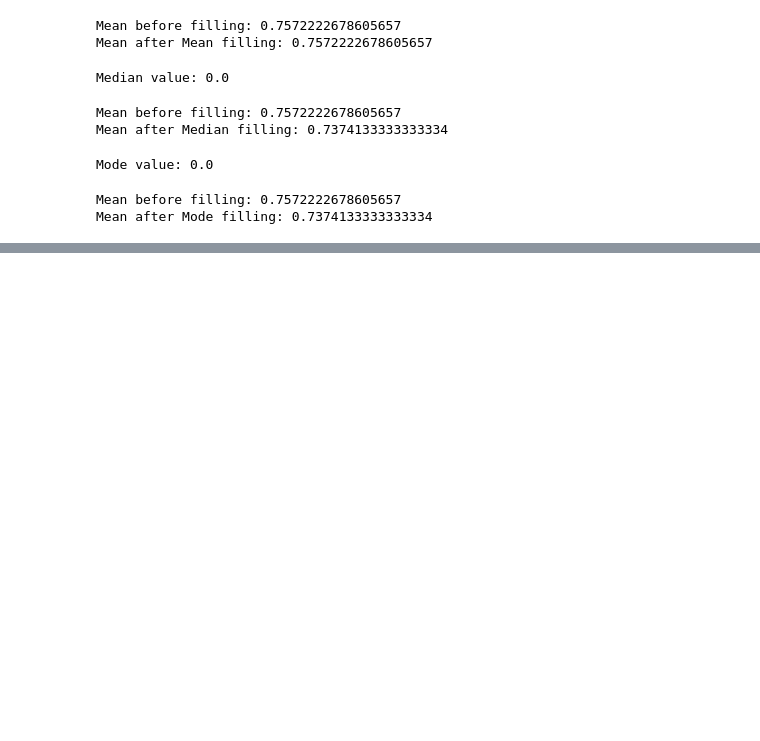
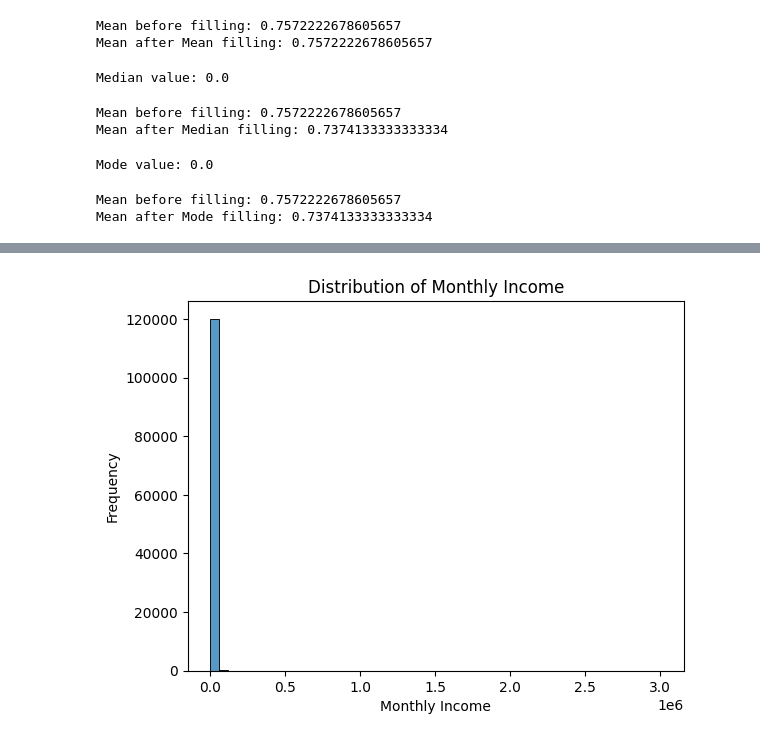
Before and after one commit to Sakshi-HC-Gowda/Data-Science-and-Gen-AI, a Jupyter notebook: creditcard.ipynb, the cells around one changed output, grey strips where cells are left out. Saved outputs shown, nothing was run; the diff lists cells and outputs as text; code cells hidden in the pictures; blank space fills up the shorter version.

```diff
--- a/creditcard.ipynb
+++ b/creditcard.ipynb
@@ -430,0 +454,10 @@ Mean after Mode filling: 0.7374133333333334
+# %%
+sns.histplot(df["MonthlyIncome"], bins=50)
+
+plt.title("Distribution of Monthly Income")
+plt.xlabel("Monthly Income")
+plt.ylabel("Frequency")
+
+plt.show()
+# %% [output]
+[figure, added]
```
Also changed, not shown: parts of 9 cells of this notebook.
